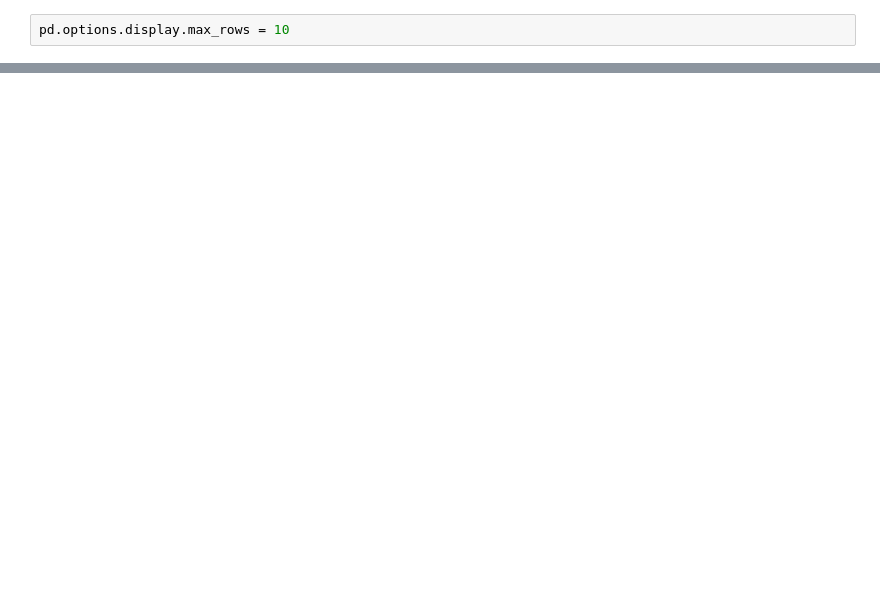
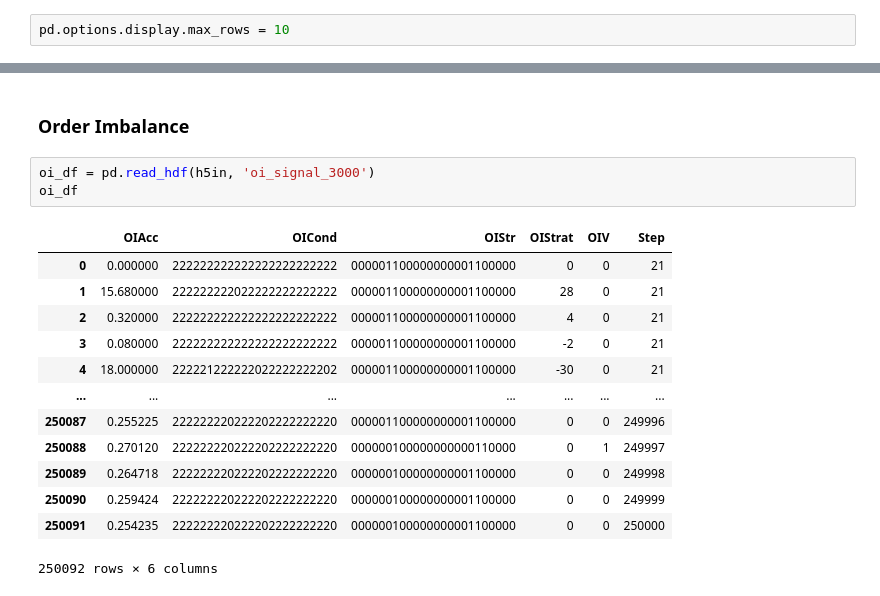
Before and after one commit to JackBenny39/mmabm, a Jupyter notebook: Notebooks/InspectGA.ipynb, the cells around one changed output, grey strips where cells are left out. Cells and saved outputs as stored; diff of their text form; blank space fills up the shorter version.

```diff
--- a/Notebooks/InspectGA.ipynb
+++ b/Notebooks/InspectGA.ipynb
@@ -39,0 +97,19 @@ mmdf
+# %% [markdown]
+### Order Imbalance
+# %%
+oi_df = pd.read_hdf(h5in, 'oi_signal_3000')
+oi_df
+# %% [output]
+|  | OIAcc | OICond | OIStr | OIStrat | OIV | Step |
+| 0 | 0.000000 | 222222222222222222222222 | 000001100000000001100000 | 0 | 0 | 21 |
+| 1 | 15.680000 | 222222222022222222222222 | 000001100000000001100000 | 28 | 0 | 21 |
+| 2 | 0.320000 | 222222222222222222222222 | 000001100000000001100000 | 4 | 0 | 21 |
+| 3 | 0.080000 | 222222222222222222222222 | 000001100000000001100000 | -2 | 0 | 21 |
+| 4 | 18.000000 | 222221222222022222222202 | 000001100000000001100000 | -30 | 0 | 21 |
+| ... | ... | ... | ... | ... | ... | ... |
+| 250087 | 0.255225 | 222222220222202222222220 | 000001100000000001100000 | 0 | 0 | 249996 |
+| 250088 | 0.270120 | 222222220222202222222220 | 000000100000000000110000 | 0 | 1 | 249997 |
+| 250089 | 0.264718 | 222222220222202222222220 | 000000100000000001100000 | 0 | 0 | 249998 |
+| 250090 | 0.259424 | 222222220222202222222220 | 000000100000000001100000 | 0 | 0 | 249999 |
+| 250091 | 0.254235 | 222222220222202222222220 | 000000100000000001100000 | 0 | 0 | 250000 |
+250092 rows × 6 columns
```
Also changed, not shown: parts of 16 cells of this notebook, 5 other files.
